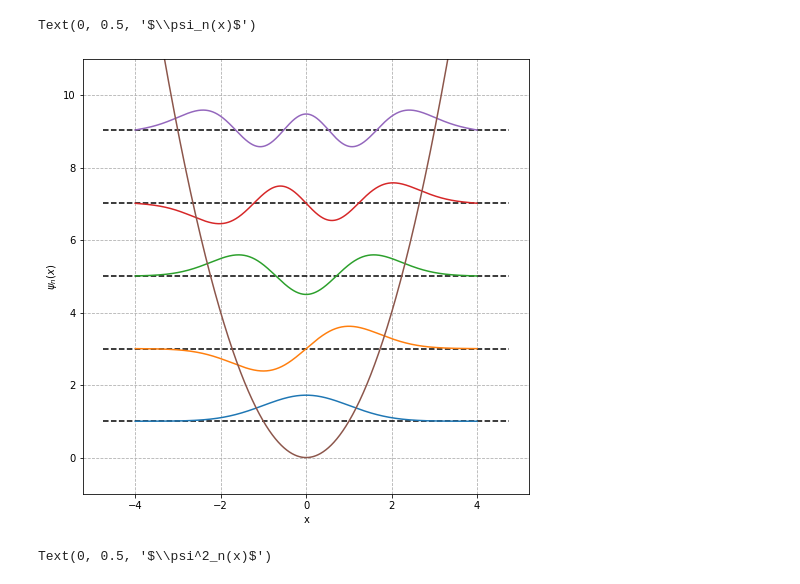
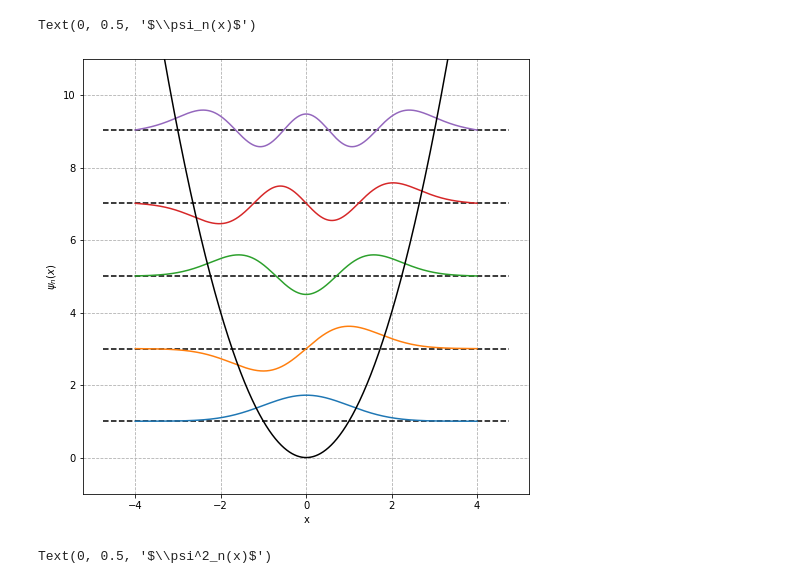
Before and after one commit to Boberfax/1D-SE-NMM, a Jupyter notebook: Quantum_Harmonic_Oscillator.ipynb, the cells around one changed output. Saved outputs shown, nothing was run; the diff lists cells and outputs as text; code cells hidden in the pictures.

Commit message:
Updated graphs in QHO and Morse

```diff
--- a/Quantum_Harmonic_Oscillator.ipynb
+++ b/Quantum_Harmonic_Oscillator.ipynb
@@ -81,22 +80,19 @@ Psi=eigvec.T
 # %%
 # graph of QHO eigenstates
 fig,ax=plt.subplots(figsize=(8,8))
 i=0
 for i in range(0,5):
-    # plt.plot(Xi,Psi[i]/np.sqrt(s*np.sqrt(np.sqrt(s)))+eigval[i]/(s*s*alpha))
-    # plt.plot(Xi,Psi[i]*2+eigval[i]/(s*s*alpha))
     if(i%4==0 or i%4==1): plt.plot(Xi,Psi[i]*np.sqrt(np.sqrt(n*np.sqrt(np.sqrt(n*np.sqrt(n)))))+eigval[i]/(s*s*alpha))
     else: plt.plot(Xi,-Psi[i]*np.sqrt(np.sqrt(n*np.sqrt(np.sqrt(n*np.sqrt(n)))))+eigval[i]/(s*s*alpha))
     plt.hlines(eigval[i]/(s*s*alpha),A-0.75,B+0.75,color='black',ls='--')
-    # print(Psi[i][500])
-plt.plot(Xi,Vi)
+plt.plot(Xi,Vi,color='black')
 plt.ylim(-1,11)
 plt.grid(ls='--')
 ax.set_xlabel('x')
 ax.set_ylabel('$\psi_n(x)$')
 # %% [output]
 Text(0, 0.5, '$\\psi_n(x)$')
-[figure, old version]
+[figure, new version]
 # %%
 # graph of QHO eigenstates probability densities
 fig,ax=plt.subplots(figsize=(8,8))
```
Also changed, not shown: parts of 2 cells of this notebook.
